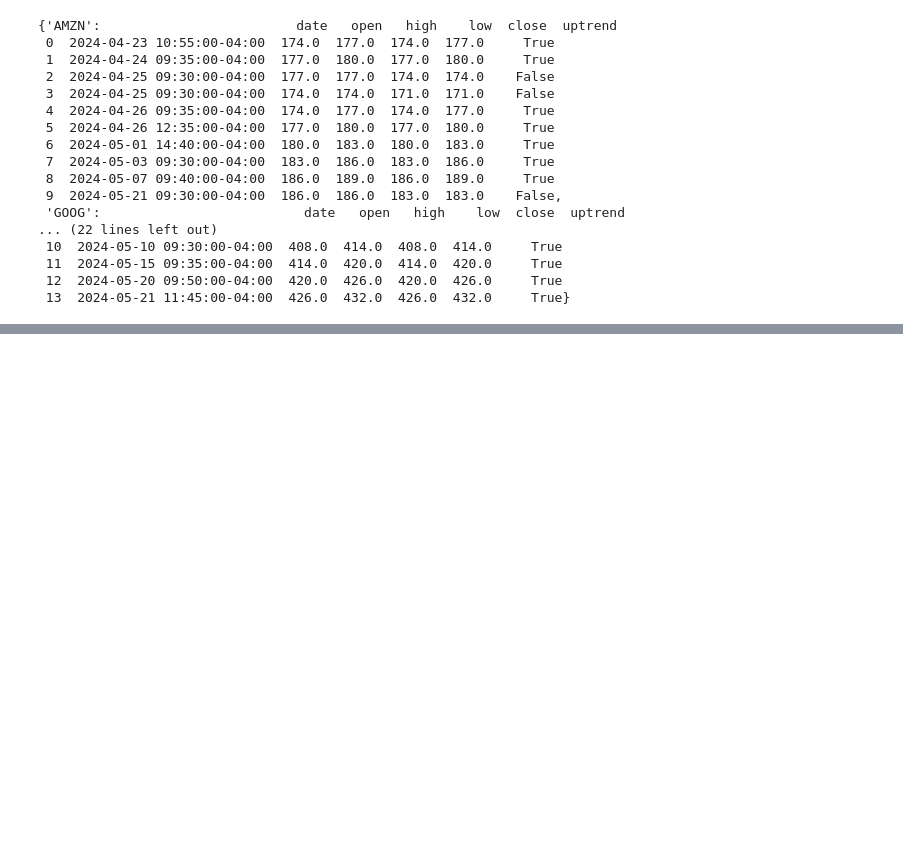
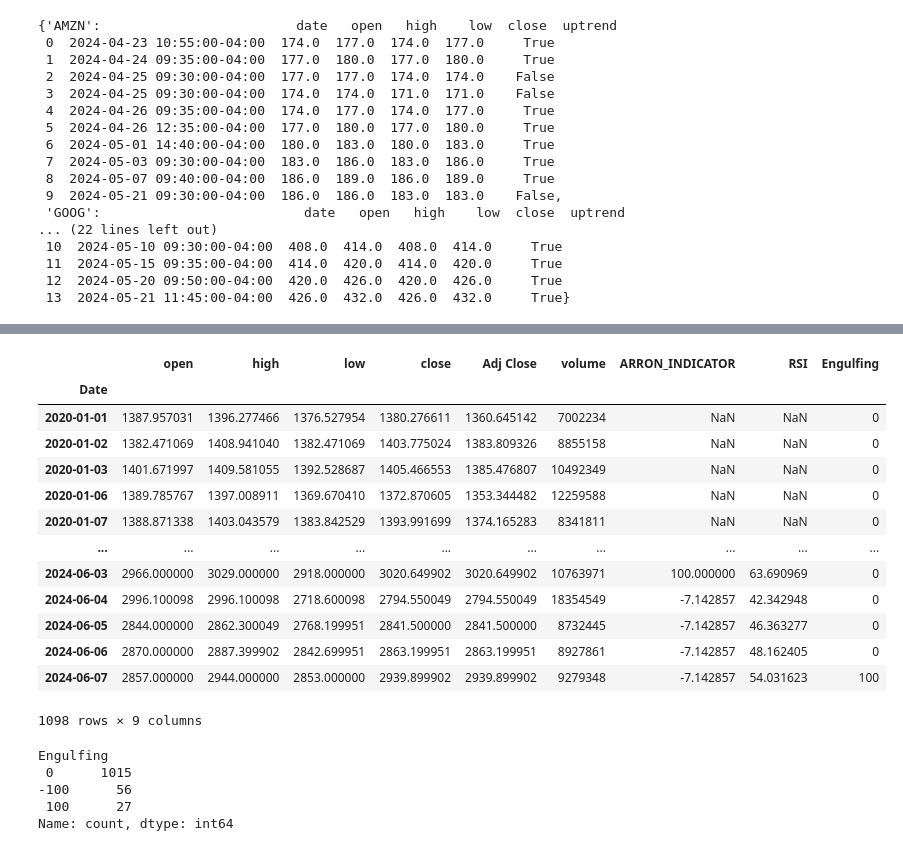
Before and after one commit to Rajeshhugar/Automated_Trading, a Jupyter notebook: Reserach.ipynb, the cells around one changed output, grey strips where cells are left out. Cells and saved outputs as stored; diff of their text form; code cells hidden in the pictures; blank space fills up the shorter version.

```diff
--- a/Reserach.ipynb
+++ b/Reserach.ipynb
@@ -112,0 +196,3 @@ import pandas as pd
+# %%
+RSI = talib.RSI(data["Close"],timeperiod=14)
+data["RSI"] =RSI
@@ -112,0 +273,32 @@ import pandas as pd
+# %%
+data.rename(columns = {"High":"high","Open":"open","Close":"close","Volume":'volume',"Low":"low"},inplace=True)
+# %%
+
+engulfing=abstract.CDLENGULFING(data)
+# %%
+data['Engulfing'] = engulfing
+# %%
+data
+# %% [output]
+|  | open | high | low | close | Adj Close | volume | ARRON_INDICATOR | RSI | Engulfing |
+| Date |  |  |  |  |  |  |  |  |  |
+| 2020-01-01 | 1387.957031 | 1396.277466 | 1376.527954 | 1380.276611 | 1360.645142 | 7002234 | NaN | NaN | 0 |
+| 2020-01-02 | 1382.471069 | 1408.941040 | 1382.471069 | 1403.775024 | 1383.809326 | 8855158 | NaN | NaN | 0 |
+| 2020-01-03 | 1401.671997 | 1409.581055 | 1392.528687 | 1405.466553 | 1385.476807 | 10492349 | NaN | NaN | 0 |
+| 2020-01-06 | 1389.785767 | 1397.008911 | 1369.670410 | 1372.870605 | 1353.344482 | 12259588 | NaN | NaN | 0 |
+| 2020-01-07 | 1388.871338 | 1403.043579 | 1383.842529 | 1393.991699 | 1374.165283 | 8341811 | NaN | NaN | 0 |
+| ... | ... | ... | ... | ... | ... | ... | ... | ... | ... |
+| 2024-06-03 | 2966.000000 | 3029.000000 | 2918.000000 | 3020.649902 | 3020.649902 | 10763971 | 100.000000 | 63.690969 | 0 |
+| 2024-06-04 | 2996.100098 | 2996.100098 | 2718.600098 | 2794.550049 | 2794.550049 | 18354549 | -7.142857 | 42.342948 | 0 |
+| 2024-06-05 | 2844.000000 | 2862.300049 | 2768.199951 | 2841.500000 | 2841.500000 | 8732445 | -7.142857 | 46.363277 | 0 |
+| 2024-06-06 | 2870.000000 | 2887.399902 | 2842.699951 | 2863.199951 | 2863.199951 | 8927861 | -7.142857 | 48.162405 | 0 |
+| 2024-06-07 | 2857.000000 | 2944.000000 | 2853.000000 | 2939.899902 | 2939.899902 | 9279348 | -7.142857 | 54.031623 | 100 |
+1098 rows × 9 columns
+# %%
+data['Engulfing'].value_counts()
+# %% [output]
+Engulfing
+ 0      1015
+-100      56
+ 100      27
+Name: count, dtype: int64
```
Also changed, not shown: parts of 14 cells of this notebook, 15 other files.
